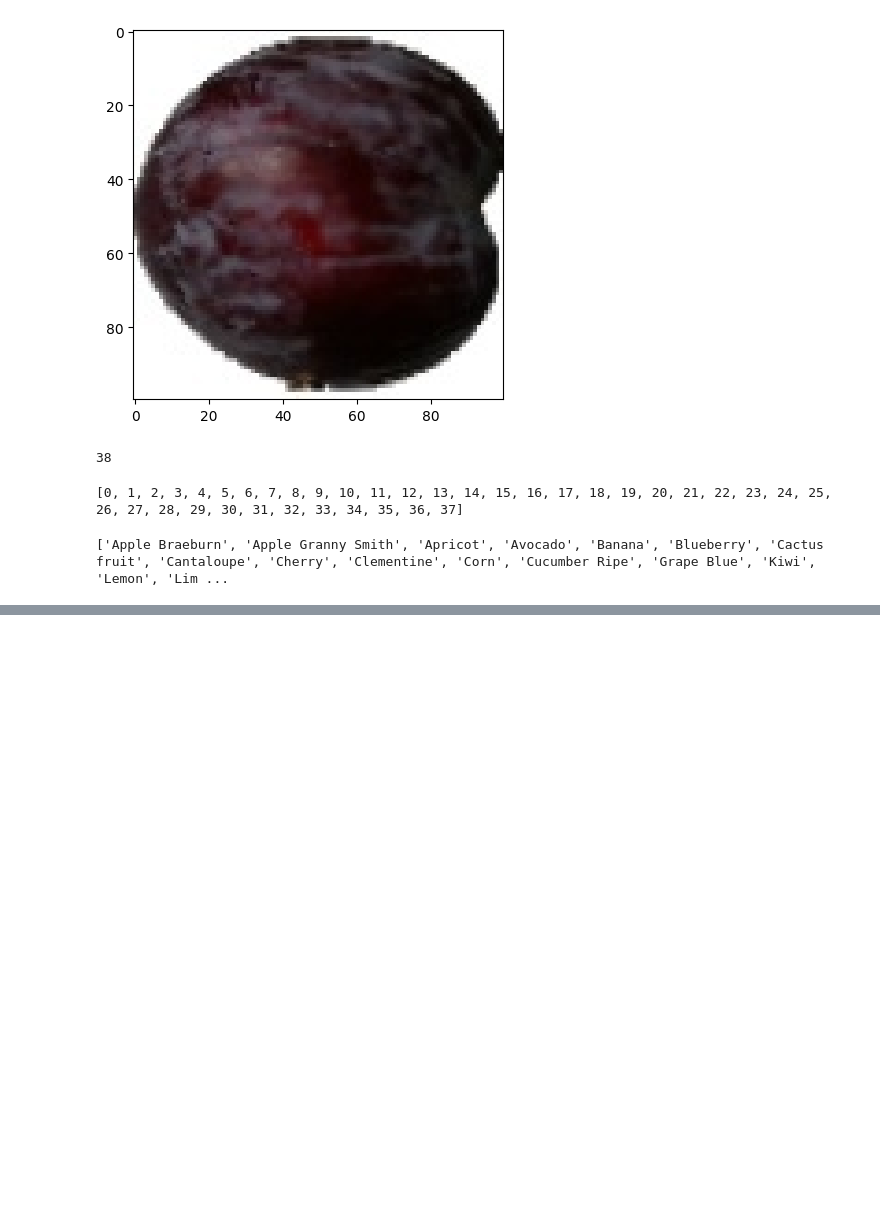
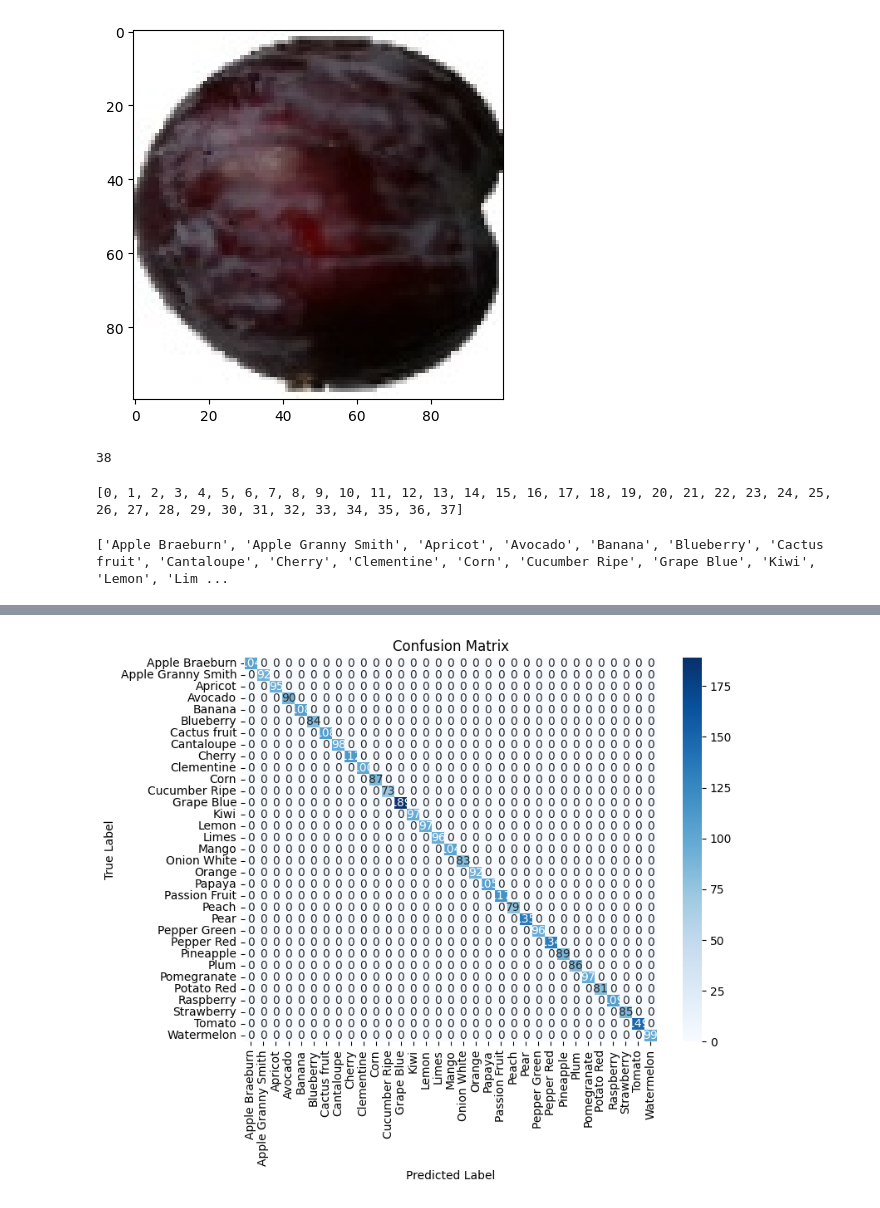
Before and after one commit to KyleKinsella/Data-Science-Machine-Learning-Code, a Jupyter notebook: Semester2MLProjects/Neural Networks/cnn.ipynb, the cells around one changed output, grey strips where cells are left out. Drawn from its saved outputs; the diff is of its cells as text; code cells hidden in the pictures; blank space fills up the shorter version.

```diff
--- a/Semester2MLProjects/Neural Networks/cnn.ipynb
+++ b/Semester2MLProjects/Neural Networks/cnn.ipynb
@@ -80,0 +126,4 @@ getFruitImage()
+# %%
+model.compile(optimizer='adam',
+              loss='sparse_categorical_crossentropy',  # Use 'categorical_crossentropy' if using ImageDataGenerator
+              metrics=['accuracy'])
@@ -80,0 +154,2 @@ getFruitImage()
+# %%
+model.fit(train_dataset, validation_data=val_dataset, epochs=10)
@@ -80,0 +184,13 @@ getFruitImage()
+# %%
+# Get the true labels and predicted labels
+y_true = []
+y_pred = []
+
+for images, labels in val_dataset:  # Iterate through validation dataset
+    preds = model.predict(images)  # Get model predictions
+    y_true.extend(labels.numpy())  # Append true labels
+    y_pred.extend(np.argmax(preds, axis=1))  # Convert predictions to class index
+
+# Convert lists to NumPy arrays
+y_true = np.array(y_true)
+y_pred = np.array(y_pred)
@@ -80,0 +215,4 @@ getFruitImage()
+# %%
+from sklearn.metrics import confusion_matrix
+import seaborn as sns
+cm = confusion_matrix(y_true, y_pred)
@@ -80,0 +229,9 @@ getFruitImage()
+# %%
+plt.figure(figsize=(8, 6))
+sns.heatmap(cm, annot=True, fmt="d", cmap="Blues", xticklabels=classNames, yticklabels=classNames)
+plt.xlabel("Predicted Label")
+plt.ylabel("True Label")
+plt.title("Confusion Matrix")
+plt.show()
+# %% [output]
+[figure, added]
```
Also changed, not shown: parts of 16 cells of this notebook.
